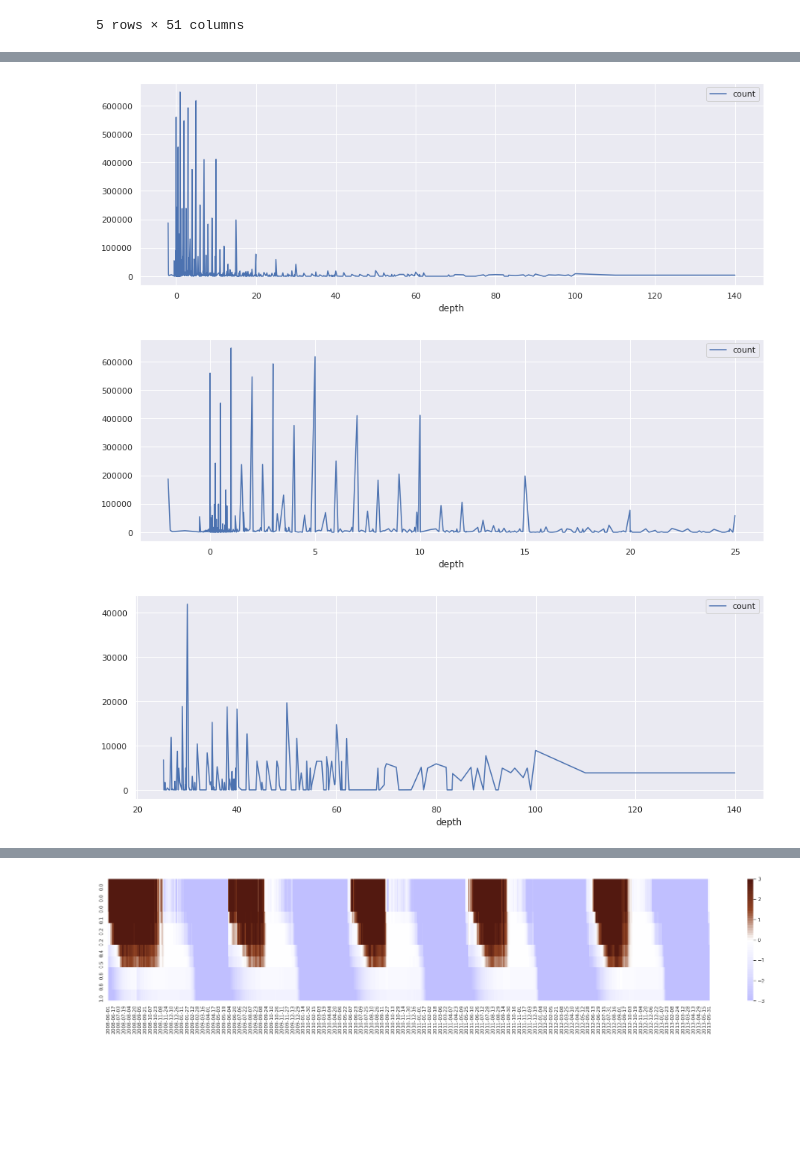
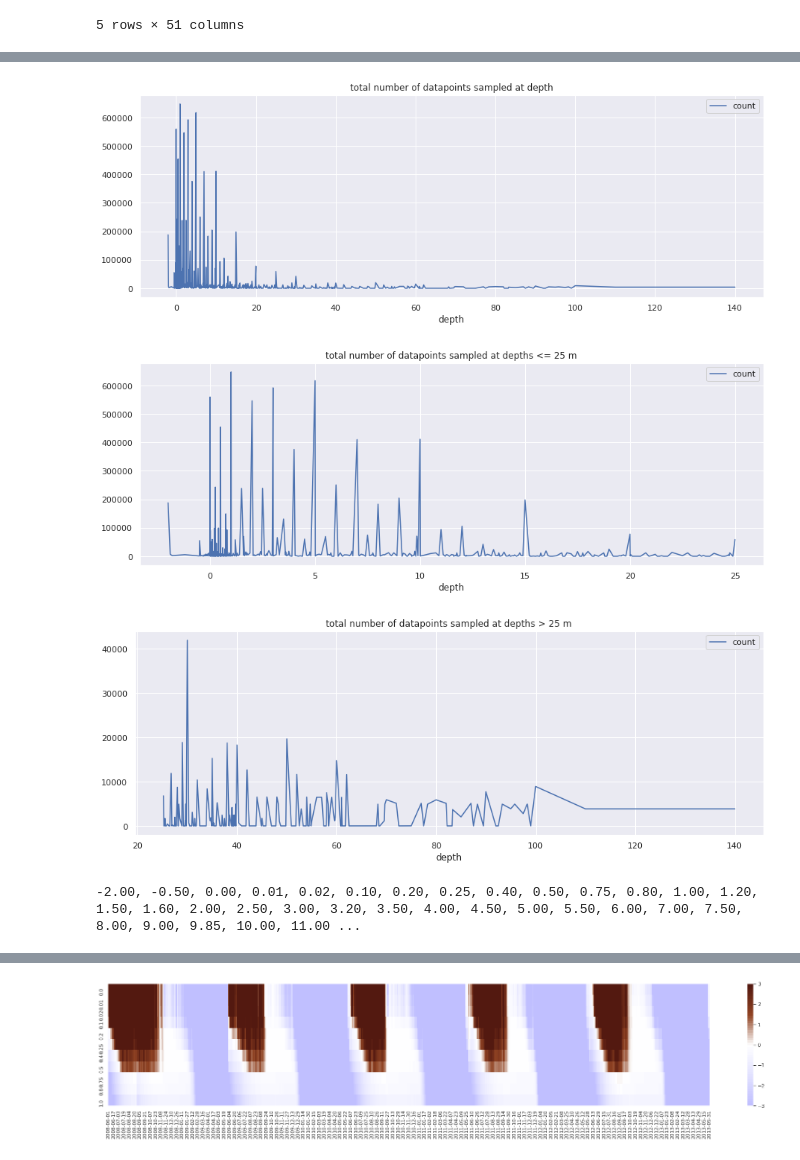
Before and after one commit to arctic-risk/arctic-data, a Jupyter notebook: permafrost/Howto Guide Permafrost Temperatures.ipynb, the cells around one changed output, grey strips where cells are left out. Saved outputs shown, nothing was run; the diff lists cells and outputs as text; code cells hidden in the pictures; blank space fills up the shorter version.

```diff
--- a/permafrost/Howto Guide Permafrost Temperatures.ipynb
+++ b/permafrost/Howto Guide Permafrost Temperatures.ipynb
@@ -380,11 +380,15 @@ We interpolate inside the above regime, i.e. the standard depths as defined here
 The main purpose of this is to be able to automate this step without sacrificing quality of the results.
 # %%
 dfBoreholeStats = pd.read_csv("./sun/temperature_depth_stats.tsv",delimiter="\t")
-dfBoreholeStats.plot.line(x="depth",y="count",figsize=(15,5))
-dfBoreholeStats[dfBoreholeStats.depth<=25.].plot.line(x="depth",y="count",figsize=(15,5))
-_ = dfBoreholeStats[dfBoreholeStats.depth>25.].plot.line(x="depth",y="count",figsize=(15,5))
+dfBoreholeStats.plot.line(x="depth",y="count",figsize=(15,5), title="total number of datapoints sampled at depth")
+dfBoreholeStats[dfBoreholeStats.depth<=25.].plot.line(x="depth",y="count",figsize=(15,5), title="total number of datapoints sampled at depths <= 25 m")
+_ = dfBoreholeStats[dfBoreholeStats.depth>25.].plot.line(x="depth",y="count",figsize=(15,5), title="total number of datapoints sampled at depths > 25 m")
 # %% [output]
-[figure, old version]
+[figure, new version]
-[figure, old version]
+[figure, new version]
-[figure, old version]
+[figure, new version]
+# %%
+print(", ".join(["{:.2f}".format(pd.to_numeric(d)) for d in dfBoreholeStats[dfBoreholeStats["count"] >= dfBoreholeStats["count"].quantile(0.95)].depth.values]))
+# %% [output]
+-2.00, -0.50, 0.00, 0.01, 0.02, 0.10, 0.20, 0.25, 0.40, 0.50, 0.75, 0.80, 1.00, 1.20, 1.50, 1.60, 2.00, 2.50, 3.00, 3.20, 3.50, 4.00, 4.50, 5.00, 5.50, 6.00, 7.00, 7.50, 8.00, 9.00, 9.85, 10.00, 11.00 ...
 # %%
```
Also changed, not shown: parts of 9 cells of this notebook.
